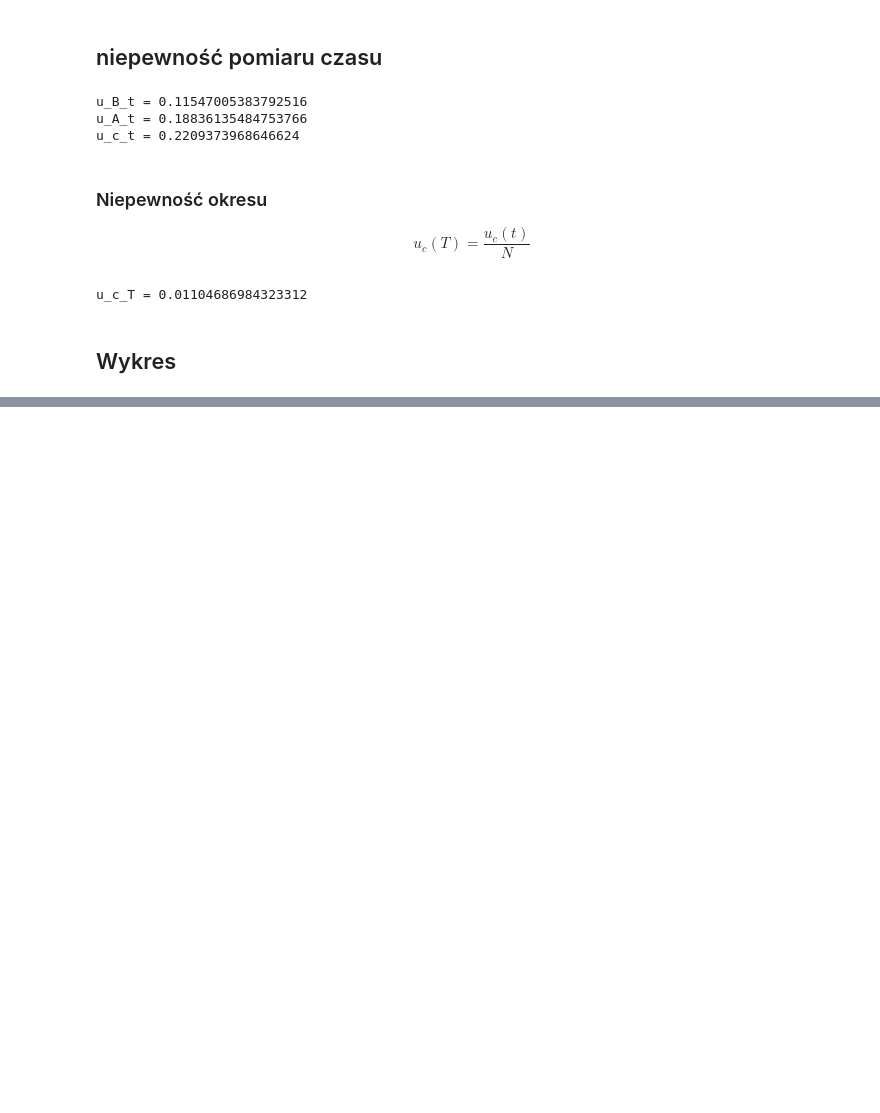
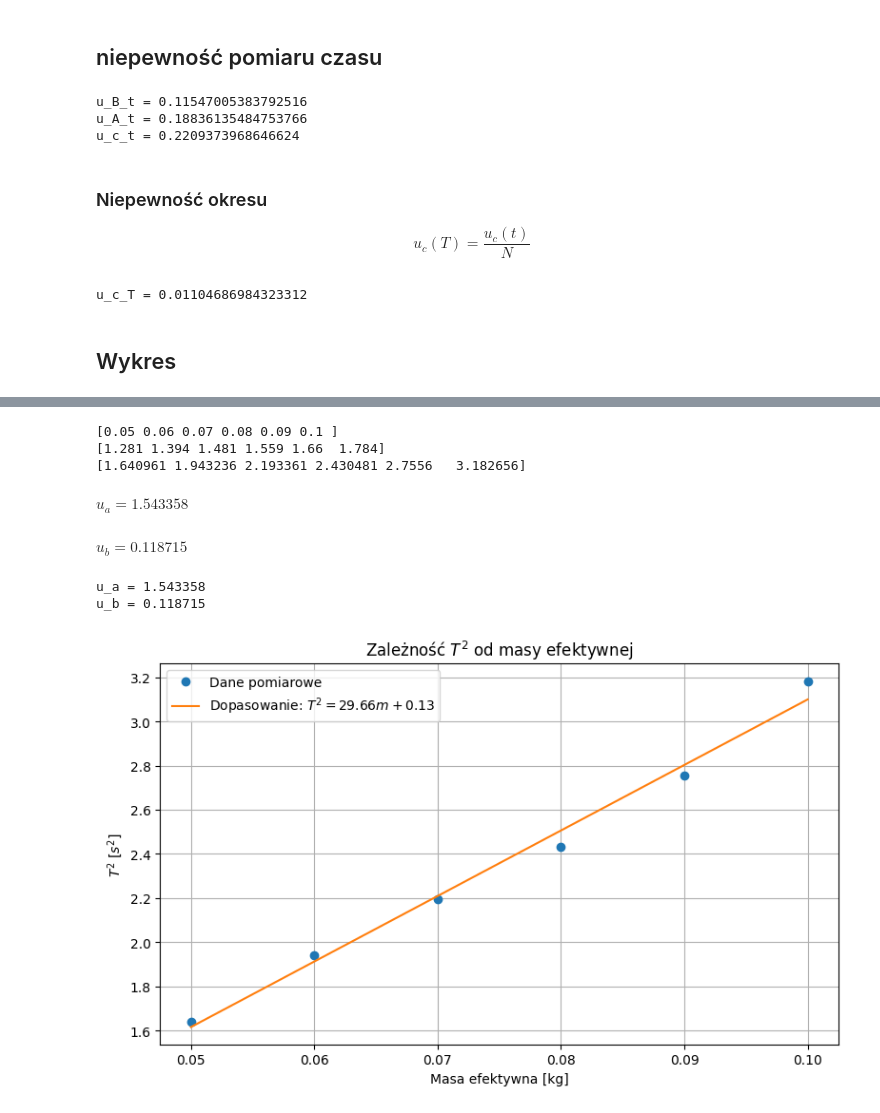
Before and after one commit to piotrdurniat/physics-lab-1, a Jupyter notebook: 05-lab-15/05-lab-15-obliczenia.ipynb, the cells around one changed output, grey strips where cells are left out. Saved outputs shown, nothing was run; the diff lists cells and outputs as text; code cells hidden in the pictures; blank space fills up the shorter version.

```diff
--- a/05-lab-15/05-lab-15-obliczenia.ipynb
+++ b/05-lab-15/05-lab-15-obliczenia.ipynb
@@ -164,0 +212,65 @@ plt.show()
+# %%
+import numpy as np
+import matplotlib.pyplot as plt
+from IPython.display import display, Math
+
+# Dane
+# masa_efektywna = np.array([0.028, 0.038, 0.048, 0.058, 0.068, 0.078])  # w kg
+m_szalka = 0.040
+
+masa_efektywna = m + m_szalka
+print(masa_efektywna)
+
+t = np.array([12.81, 13.94, 14.81, 15.59, 16.60, 17.84])
+
+T = t / 10
+print(T)
+
+T2 = T**2
+
+print(T2)
+
+# Regresja liniowa
+a, b = np.polyfit(masa_efektywna, T2, 1)
+T2_fit = a * masa_efektywna + b
+
+# Obliczanie niepewności dla współczynników
+n = len(masa_efektywna)
+y_pred = a * masa_efektywna + b
+s_y = np.sqrt(np.sum((T2 - y_pred) ** 2) / (n - 2))
+
+# Obliczanie niepewności standardowych dla a i b
+u_a = s_y * np.sqrt(n / (n * np.sum(masa_efektywna**2) - np.sum(masa_efektywna) ** 2))
+u_b = s_y * np.sqrt(
+    np.sum(masa_efektywna**2)
+    / (n * np.sum(masa_efektywna**2) - np.sum(masa_efektywna) ** 2)
+)
+
+display(Math(r"u_a = " + f"{u_a:.6f}"))
+display(Math(r"u_b = " + f"{u_b:.6f}"))
+
+print(f"u_a = {u_a:.6f}")
+print(f"u_b = {u_b:.6f}")
+
+# Wykres
+plt.figure(figsize=(8, 5))
+plt.plot(masa_efektywna, T2, "o", label="Dane pomiarowe")
+plt.plot(masa_efektywna, T2_fit, "-", label=f"Dopasowanie: $T^2 = {a:.2f}m + {b:.2f}$")
+
+# Opis osi i tytuł
+plt.xlabel("Masa efektywna [kg]")
+plt.ylabel("$T^2$ [$s^2$]")
+plt.title("Zależność $T^2$ od masy efektywnej")
+plt.grid(True)
+plt.legend()
+plt.tight_layout()
+plt.show()
+# %% [output]
+[0.05 0.06 0.07 0.08 0.09 0.1 ]
+[1.281 1.394 1.481 1.559 1.66  1.784]
+[1.640961 1.943236 2.193361 2.430481 2.7556   3.182656]
+$\displaystyle u_a = 1.543358$
+$\displaystyle u_b = 0.118715$
+u_a = 1.543358
+u_b = 0.118715
+[figure, added]
```
Also changed, not shown: parts of 9 cells of this notebook, 15 other files.
